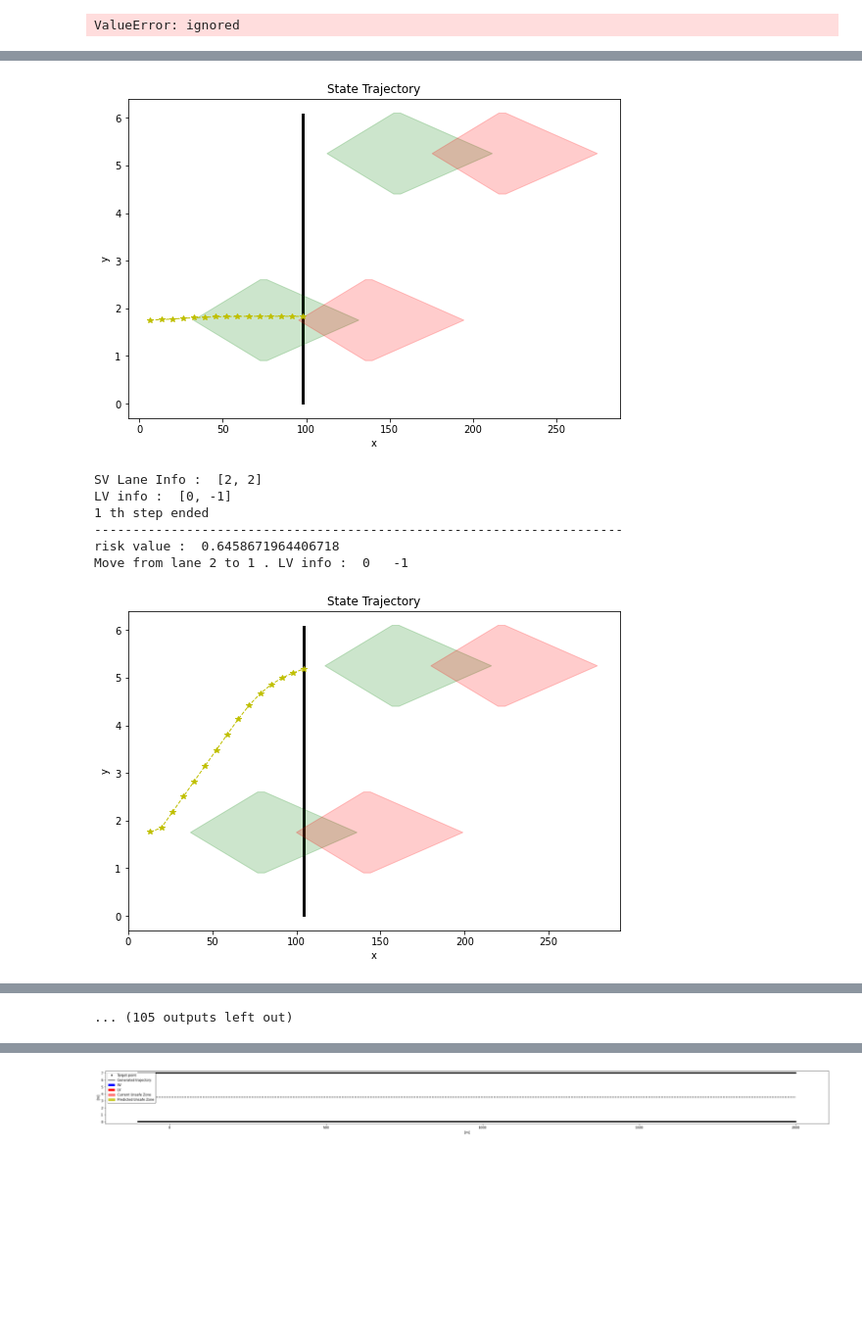
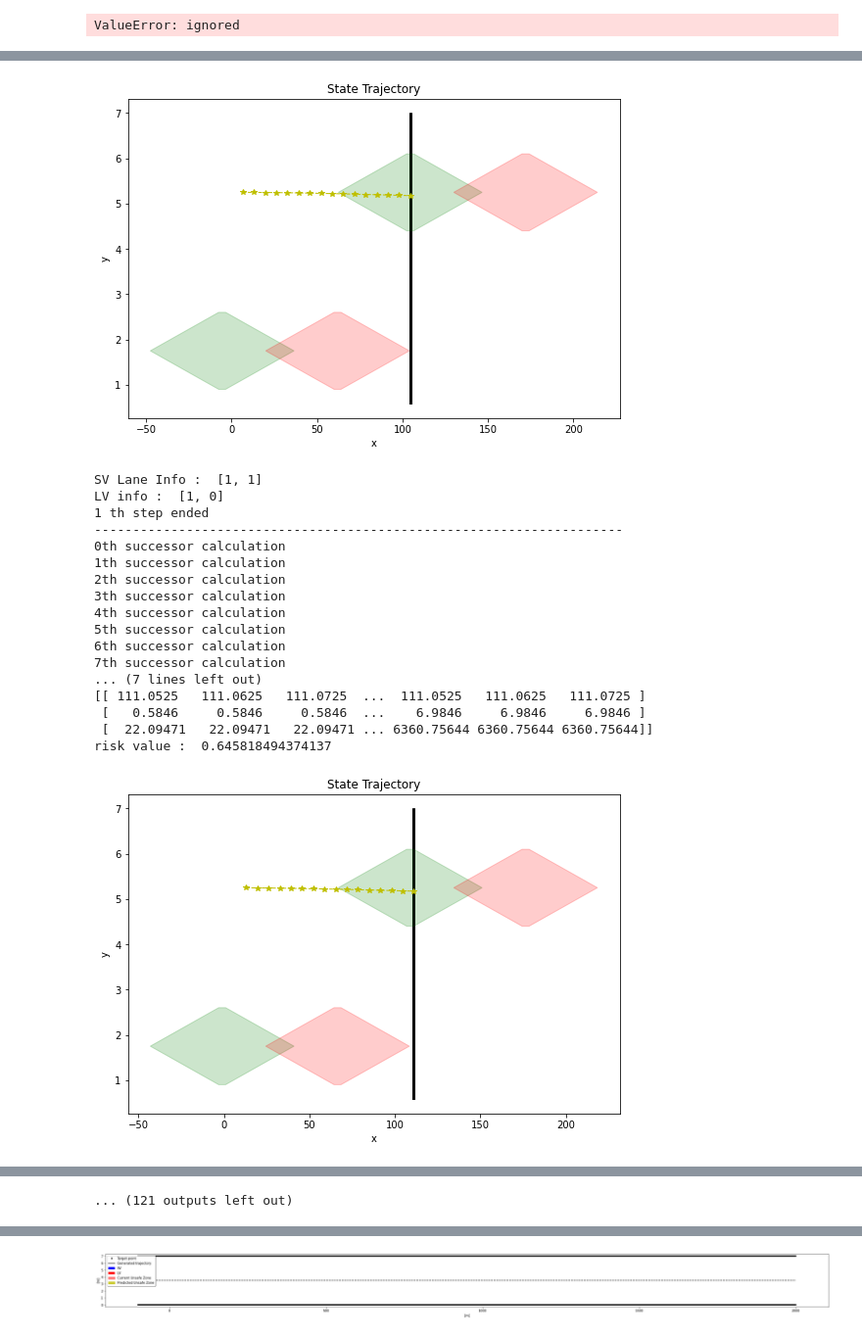
Before and after one commit to Harvey-MSKim/MPC-Project---Trajectory-Generation-Using-MPC-For-High-Speed-Overtaking, a Jupyter notebook: MPC_project.ipynb, the cells around one changed output, grey strips where cells are left out. Shown at 98% size. Drawn from its saved outputs; the diff is of its cells as text; code cells hidden in the pictures; blank space fills up the shorter version.

Commit message:
Fixed bug related to (x,y) reachable set calculation

```diff
--- a/MPC_project.ipynb
+++ b/MPC_project.ipynb
@@ -463,7 +466,7 @@ def detect_LV(SV, LV_list) :
 
 def get_reachable_set(x0, y0, psi0, v0, ts, N) :
   eps_pos = 0.01
-  eps = 0.0001
+  eps = 0.001
   A_sys = np.array([[1.0, 0, 0, ts],
                     [0, 1.0, v0*ts, 0],
                     [0, 0, 1.0, 0],
@@ -488,8 +491,8 @@ def get_reachable_set(x0, y0, psi0, v0, ts, N) :
                             [0, 0, 0, -1.0]]),
                   np.array([[x0],
                             [-x0+2*eps_pos],
-                            [y0+eps],
-                            [-y0+eps],
+                            [y0+eps_pos],
+                            [-y0+eps_pos],
                             [psi0+eps],
                             [-psi0+eps],
                             [v0+eps],
@@ -510,8 +513,8 @@ def get_reachable_set(x0, y0, psi0, v0, ts, N) :
                             [-SV_delta_lower]]))
 
   for i in range(N) :
+    print(str(i) + 'th successor calculation')
     X = successor(X, A_sys, U, B_sys).intersect(X_set)
-  # print("Calculation of reachable set is done")
   return X
 
 def get_point_in_2D_bbox(reachable_set, test = False) :
@@ -588,14 +591,20 @@ def get_target_state(risk_map, initial_x, print_safe_map = False, Subject_vehicl
     U_tmp += 1
     safe_map = risk_map[:, risk_map[2,:] < U_tmp]
   '''
+  safe_map = safe_map[:, safe_map[0,:] == np.amax(safe_map[0,:])]           # obtain the farthest safe points in x-direction, which are on the same lane as SV if it's possible
 
-  target_x = np.amax(safe_map[0,:])                           # obtain the farthest distance in terms of x-dir
-  safe_map = safe_map[:, safe_map[0,:] == target_x]           # choose the farthest safe points
-  if(print_safe_map) :
+  # If there are points on the same lane as SV's current lane, set safe_map as the set of those points
+  tmp = safe_map[:, (safe_map[1,:] > (num_lane - SV.get_laneInfo()[0]) * lane_width) & (safe_map[1,:] < (num_lane - SV.get_laneInfo()[0] + 1) * lane_width)]
+  if np.size(tmp,1) is not 0 :
+    safe_map = tmp
+
+  if print_safe_map :
+    print('Safe map with the biggest x')
     print(safe_map)
+
   lowest_risk_point = safe_map[:, np.argmin(safe_map[2,:])]   # choose the safest point among the farthest safe points
   target_vel = (lowest_risk_point[0] - initial_x) / (sampling_time*N)
-  target_psi = 0
+  target_psi = 0.0
   target_state = np.array([lowest_risk_point[0], lowest_risk_point[1], target_psi, target_vel, lowest_risk_point[2]])
   # print(target_state)
   SV.set_head_lane(target_state[:2])
@@ -690,6 +699,10 @@ def solve_cftoc_onlyCar(A, B, P, Q, R, N, x0, X_set, U_set, bf, Af, SV, LV_info,
   model.u = pyo.Var(model.uidx, model.tidx)
   model.target_state = bf
   model.strict_terminalConst = True
+
+  # test
+  model.target_state_stage = model.target_state
+  model.target_state_stage[2] = (model.target_state[1] - x0[1])/(model.target_state[0] - x0[0])
 
   eps = 0.001
 
@@ -737,7 +750,7 @@ def solve_cftoc_onlyCar(A, B, P, Q, R, N, x0, X_set, U_set, bf, Af, SV, LV_info,
         # [x_eps, y_eps, psi_eps, v_eps] = [0.1, 0.1, 0.01, 0.01]
         # model.target_state = np.array([bf[0] + x_eps, -bf[0] + x_eps, bf[1] + y_eps, -bf[1] + y_eps,
         #                                bf[2] + psi_eps, -bf[2] + psi_eps, bf[3] + v_eps, -bf[3] + v_eps])
-        [x_eps, y_eps] = [0.5, 0.5]
+        [x_eps, y_eps] = [0.1, 0.1]
         model.target_state = np.array([bf[0] + x_eps, -bf[0] + x_eps, bf[1] + y_eps, -bf[1] + y_eps])
         return sum(model.Af[i,j] * model.x[j,N] for j in range(0,2)) - model.target_state[i] <= 0
       else :
@@ -884,9 +897,9 @@ def solve_cftoc_onlyCar(A, B, P, Q, R, N, x0, X_set, U_set, bf, Af, SV, LV_info,
 # [feas, xOpt, uOpt, JOpt] = solve_cftoc(A, B, P, Q, R, N, x0, xL, xU, uL, uU, bf, Af)
 # %%
 ############ Initialize the system #################
-U_safe = 0.68
+U_safe = 0.66
 sampling_time = 0.2
-N = 14
+N = 15
 SV = Subject_vehicle(SV_initial_x, SV_initial_y, SV_initial_psi)
 LV1 = Lead_vehicle(LV_initialize[0,0], LV_initialize[1,0], LV_initialize[2,0])
 LV2 = Lead_vehicle(LV_initialize[0,1], LV_initialize[1,1], LV_initialize[2,1])
@@ -936,7 +949,15 @@ for t in range(M) :
   # print(xOpt[:,:t+1])
   surround_LV_info = detect_LV(SV, LV_list)
   reachable_set = get_reachable_set(xOpt[0,t], xOpt[1,t], xOpt[2,t], xOpt[3,t], sampling_time, N)
-  X = reachable_set.project([1,2])
+  # bug appeared
+  # X = reachable_set.project([1,2])
+  # print(X)
+  tmp = pt.extreme(reachable_set)
+  x_max = np.amax(tmp[:,0])
+  x_min = np.amin(tmp[:,0])
+  y_max = np.amax(tmp[:,1])
+  y_min = np.amin(tmp[:,1])
+  X = pt.box2poly([[x_min, x_max], [y_min, y_max]])
   xx, yy = get_point_in_2D_bbox(reachable_set)
 
   # Make risk map
@@ -948,6 +969,7 @@ for t in range(M) :
       risk_map[1,index] = yy[i,j]
       risk_map[2,index] = risk_value(np.array([xx[i,j], yy[i,j]]), LV1, LV2, LV3, True) # modified : car_potential_off = True
       index += 1
+  print(risk_map)
 
   # Get target point from the risk map. The output is [x_target, y_target, risk_value]
   target_state = get_target_state(risk_map, xOpt[0,t])
@@ -1005,8 +1057,19 @@ risk value :  0.6458671964406718
-[figure, old version]
+[figure, new version]
-SV Lane Info :  [2, 2]
-LV info :  [0, -1]
+SV Lane Info :  [1, 1]
+LV info :  [1, 0]
 1 th step ended
 ---------------------------------------------------------------------
-risk value :  0.6458671964406718
-Move from lane 2 to 1 . LV info :  0   -1
+0th successor calculation
+1th successor calculation
+2th successor calculation
+3th successor calculation
+4th successor calculation
+5th successor calculation
+6th successor calculation
+7th successor calculation
+... (7 lines left out)
+[[ 111.0525   111.0625   111.0725  ...  111.0525   111.0625   111.0725 ]
+ [   0.5846     0.5846     0.5846  ...    6.9846     6.9846     6.9846 ]
+ [  22.09471   22.09471   22.09471 ... 6360.75644 6360.75644 6360.75644]]
+risk value :  0.645818494374137
-[figure, old version]
+[figure, new version]
@@ -1058 +1130 @@ Move from lane 2 to 1 . LV info :  0   -1
-... (105 outputs left out)
+... (121 outputs left out)
```
Also changed, not shown: parts of 8 cells of this notebook.
